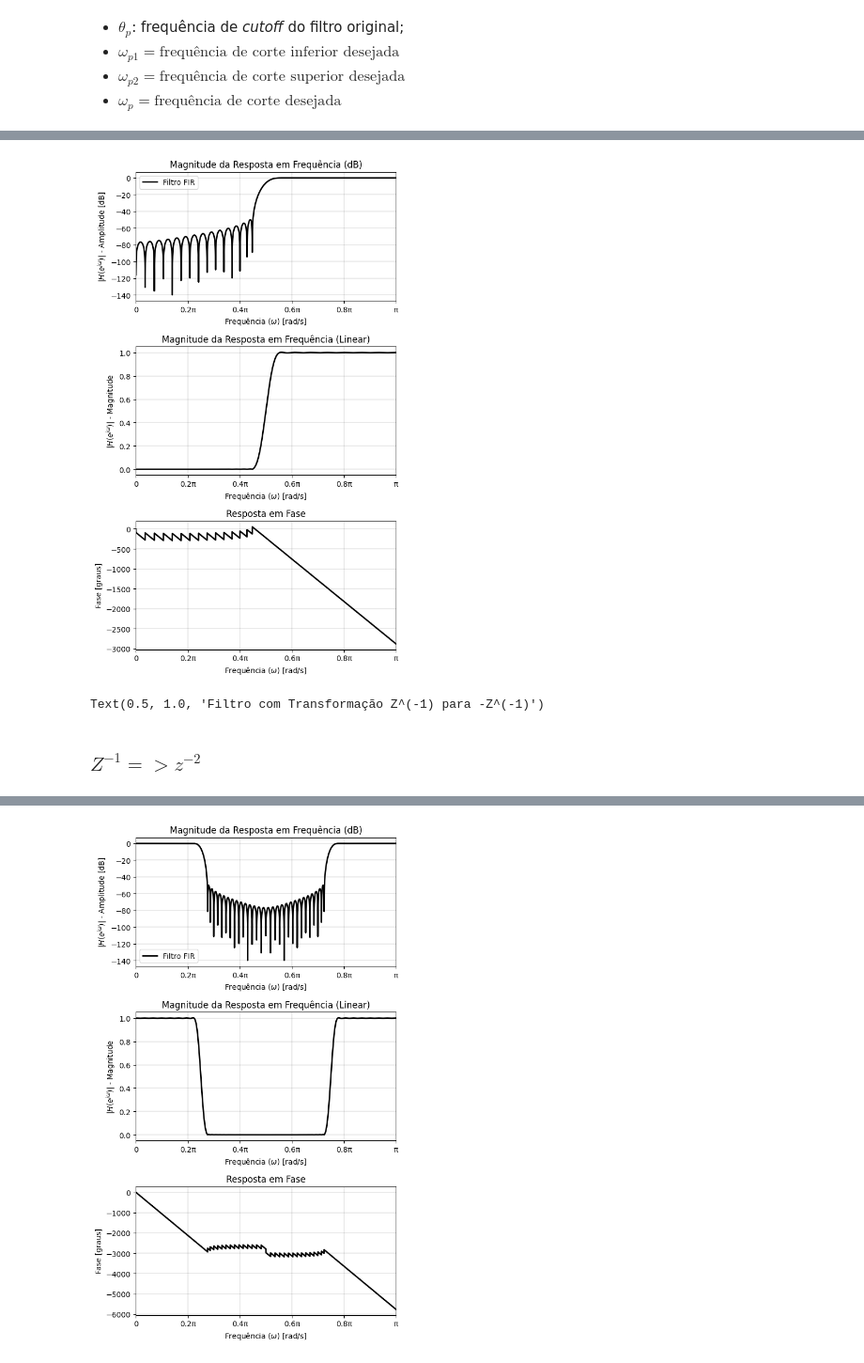
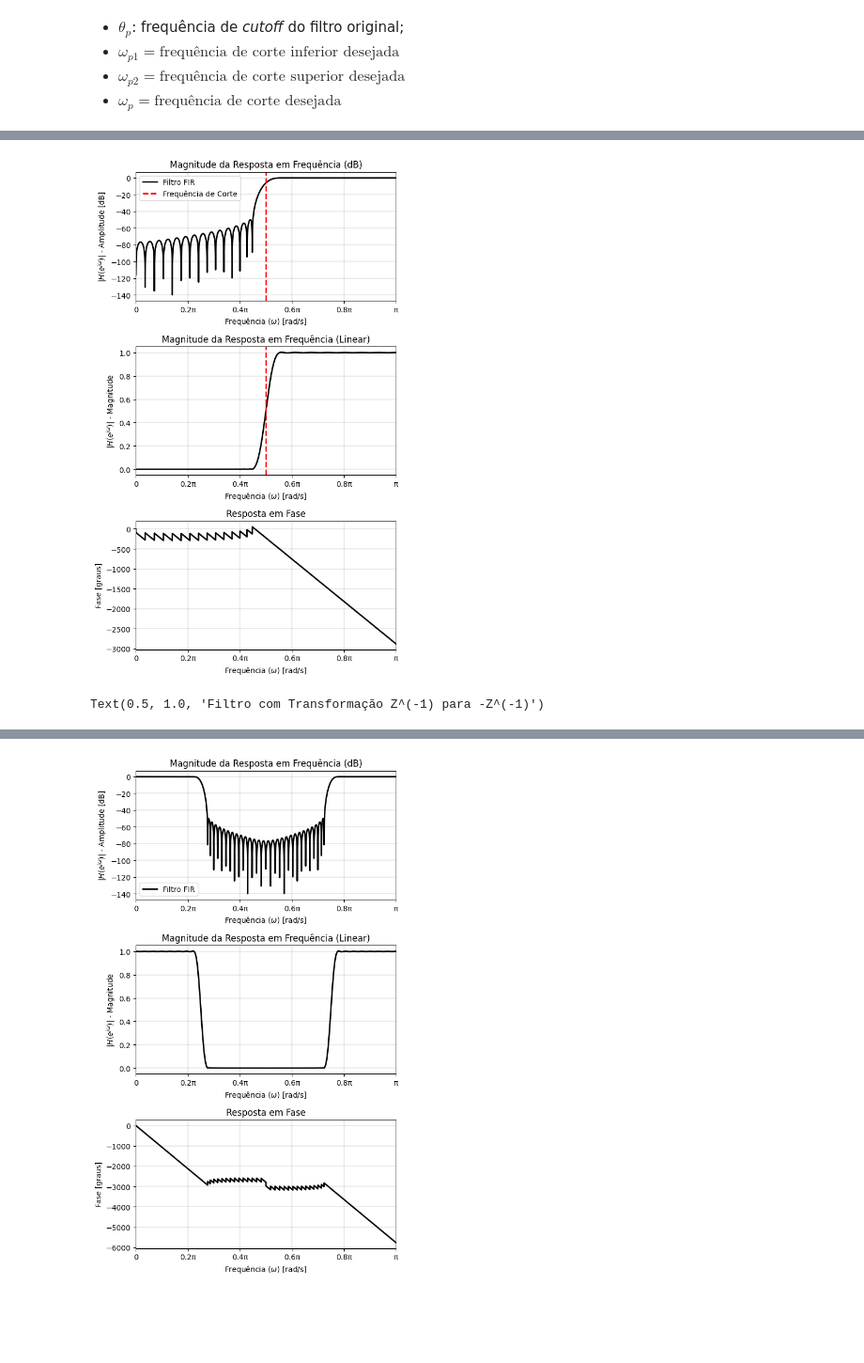
Before and after one commit to IvonLuiz/FIR_Filter_WindowMethod, a Jupyter notebook: notebook/FIR.ipynb, the cells around one changed output, grey strips where cells are left out. Shown at 94% size. Drawn from its saved outputs; the diff is of its cells as text; code cells hidden in the pictures; blank space fills up the shorter version.

```diff
--- a/notebook/FIR.ipynb
+++ b/notebook/FIR.ipynb
@@ -466,8 +465,6 @@ w_transformed, h_transformed = freqz(filter_h_neg, worN=8000)
 # %%
-axs = plot_frequency_and_phase_response(w_transformed/np.pi, h_transformed, return_axs=True)
+axs = plot_frequency_and_phase_response(w_transformed/np.pi, h_transformed, wc=1-cutoff, return_axs=True)
 axs[0].set_title("Filtro com Transformação Z^(-1) para -Z^(-1)")
 # %% [output]
-[figure, old version]
+[figure, new version]
 Text(0.5, 1.0, 'Filtro com Transformação Z^(-1) para -Z^(-1)')
-# %% [markdown]
-### $Z^{-1} => z^{-2}$
```
Also changed, not shown: parts of 32 cells of this notebook, 1 other file.
